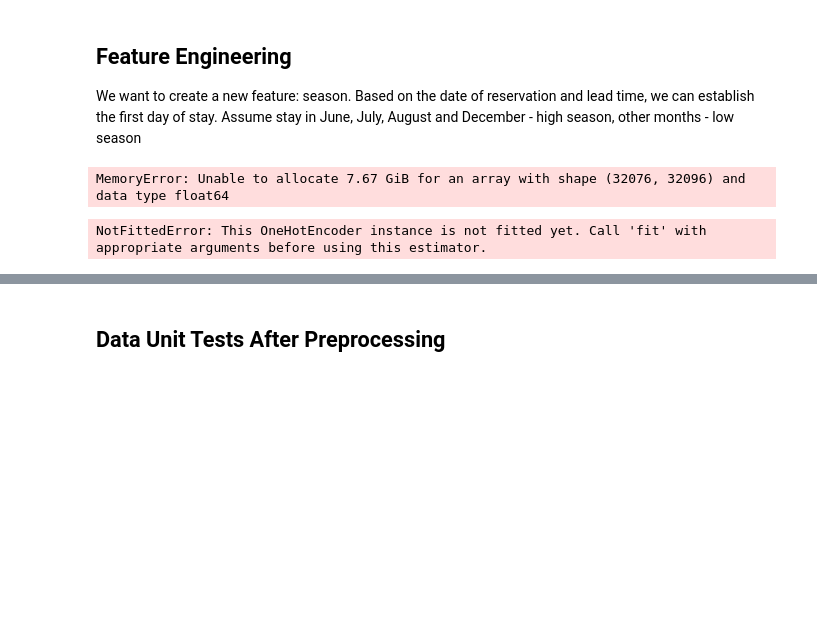
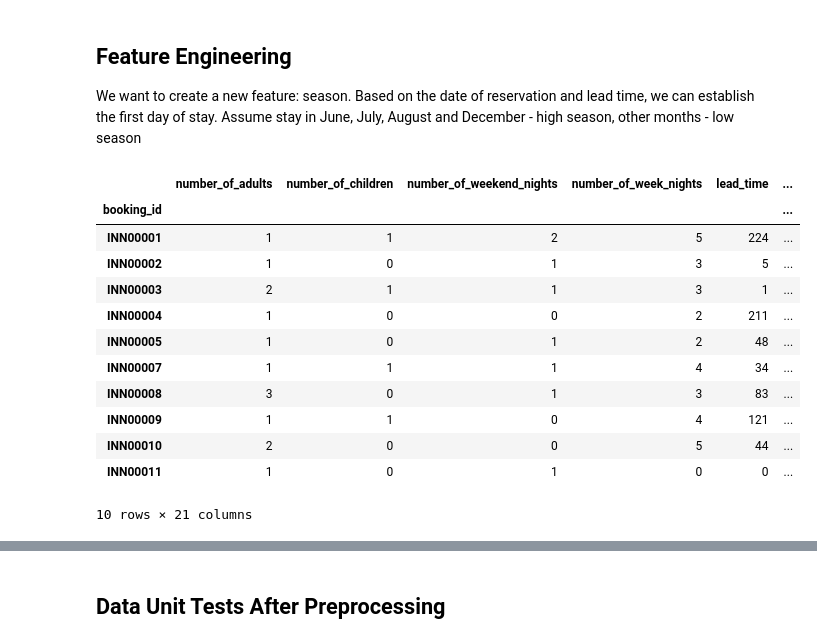
Before and after one commit to liza-no/MLOps_project, a Jupyter notebook: project_mlops/notebooks/data_unit_tests.ipynb, the cells around one changed output, grey strips where cells are left out. Cells and saved outputs as stored; diff of their text form; code cells hidden in the pictures; blank space fills up the shorter version.

```diff
--- a/project_mlops/notebooks/data_unit_tests.ipynb
+++ b/project_mlops/notebooks/data_unit_tests.ipynb
@@ -371,0 +403,2 @@ def clean_data(
+# %%
+df_clean, describe_dict = clean_data(ref_data, params)
@@ -433,23 +446,10 @@ def feature_engineer( data: pd.DataFrame, OH_encoder) -> pd.DataFrame:
-# %%
-df_transformed, describe_to_dict_verified  = clean_data(ref_data)
-
-df_transformed = add_season(df_transformed)
-
-categorical_cols = df_transformed.select_dtypes(include=['object', 'string', 'category']).columns.tolist()
-OH_encoder = OneHotEncoder(handle_unknown='ignore', sparse_output=False)
-OH_encoder.fit(df_transformed[categorical_cols])
-
-df_final = feature_engineer(df_transformed, OH_encoder)
-df_final.head()
-# %% [output]
-MemoryError: Unable to allocate 7.67 GiB for an array with shape (32076, 32096) and data type float64
-# %%
-df_transformed, describe_to_dict_verified  = clean_data(ref_data)
-
-ohe = OneHotEncoder(handle_unknown="ignore", sparse_output=False)
-
-df_final = feature_engineer(df_transformed, ohe)
-
-df_final.head()
-# %% [output]
-NotFittedError: This OneHotEncoder instance is not fitted yet. Call 'fit' with appropriate arguments before using this estimator.
+# %%
+def add_season(data: pd.DataFrame):
+
+    df = data.copy()
+
+    #new feature: season
+    df['season'] = pd.to_datetime(df['date_of_reservation']) + pd.to_timedelta(df['lead_time'], unit='d')
+    df['season'] = df['season'].dt.month.apply(lambda m: 'high' if m in [6,7,8,12] else 'low')
+
+    return df
@@ -455,0 +522,18 @@ NotFittedError: This OneHotEncoder instance is not fitted yet. Call 'fit' with a
+# %%
+df_tr, df_lr, encod, scal = feature_engineer(df_clean)
+# %%
+df_tr.head(10)
+# %% [output]
+|  | number_of_adults | number_of_children | number_of_weekend_nights | number_of_week_nights | lead_time | ... |
+| booking_id |  |  |  |  |  | ... |
+| INN00001 | 1 | 1 | 2 | 5 | 224 | ... |
+| INN00002 | 1 | 0 | 1 | 3 | 5 | ... |
+| INN00003 | 2 | 1 | 1 | 3 | 1 | ... |
+| INN00004 | 1 | 0 | 0 | 2 | 211 | ... |
+| INN00005 | 1 | 0 | 1 | 2 | 48 | ... |
+| INN00007 | 1 | 1 | 1 | 4 | 34 | ... |
+| INN00008 | 3 | 0 | 1 | 3 | 83 | ... |
+| INN00009 | 1 | 1 | 0 | 4 | 121 | ... |
+| INN00010 | 2 | 0 | 0 | 5 | 44 | ... |
+| INN00011 | 1 | 0 | 1 | 0 | 0 | ... |
+10 rows × 21 columns
```
Also changed, not shown: parts of 13 cells of this notebook, 6 other files.
